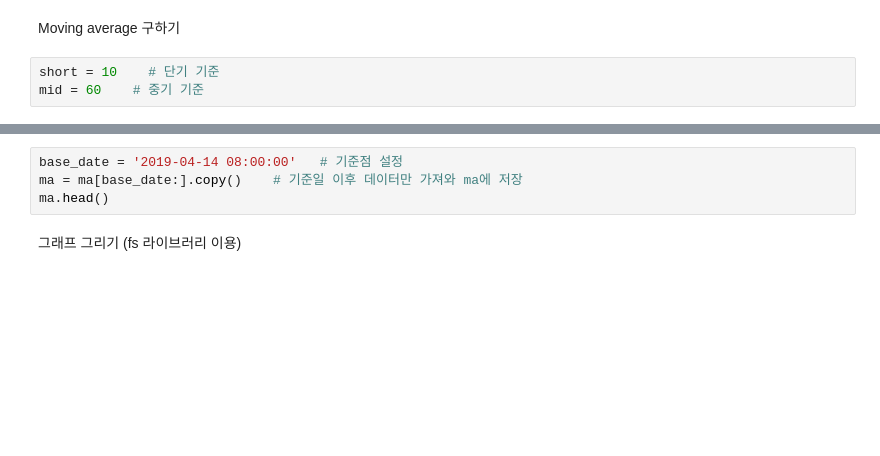
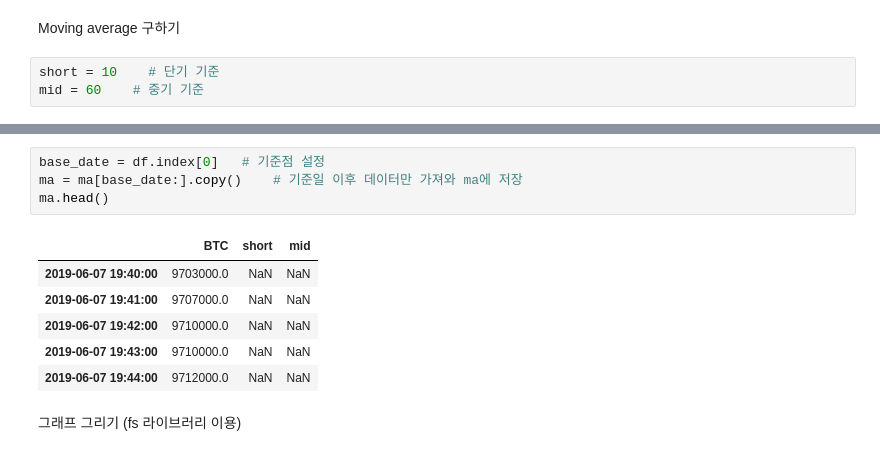
Before and after one commit to KUAI-Stock-Trading/lecture, a Jupyter notebook: w1/w1-24 trend MA_coin.ipynb, the cells around one changed output, grey strips where cells are left out. Cells and saved outputs as stored; diff of their text form; blank space fills up the shorter version.

```diff
--- a/w1/w1-24 trend MA_coin.ipynb
+++ b/w1/w1-24 trend MA_coin.ipynb
@@ -24,7 +43,14 @@ ma.tail(10)
 # %%
-base_date = '2019-04-14 08:00:00'   # 기준점 설정
+base_date = df.index[0]   # 기준점 설정
 ma = ma[base_date:].copy()    # 기준일 이후 데이터만 가져와 ma에 저장
 ma.head()
+# %% [output]
+|  | BTC | short | mid |
+| 2019-06-07 19:40:00 | 9703000.0 | NaN | NaN |
+| 2019-06-07 19:41:00 | 9707000.0 | NaN | NaN |
+| 2019-06-07 19:42:00 | 9710000.0 | NaN | NaN |
+| 2019-06-07 19:43:00 | 9710000.0 | NaN | NaN |
+| 2019-06-07 19:44:00 | 9712000.0 | NaN | NaN |
 # %% [markdown]
 그래프 그리기 (fs 라이브러리 이용)
 # %%
```
Also changed, not shown: parts of 11 cells of this notebook, 1 other file.
